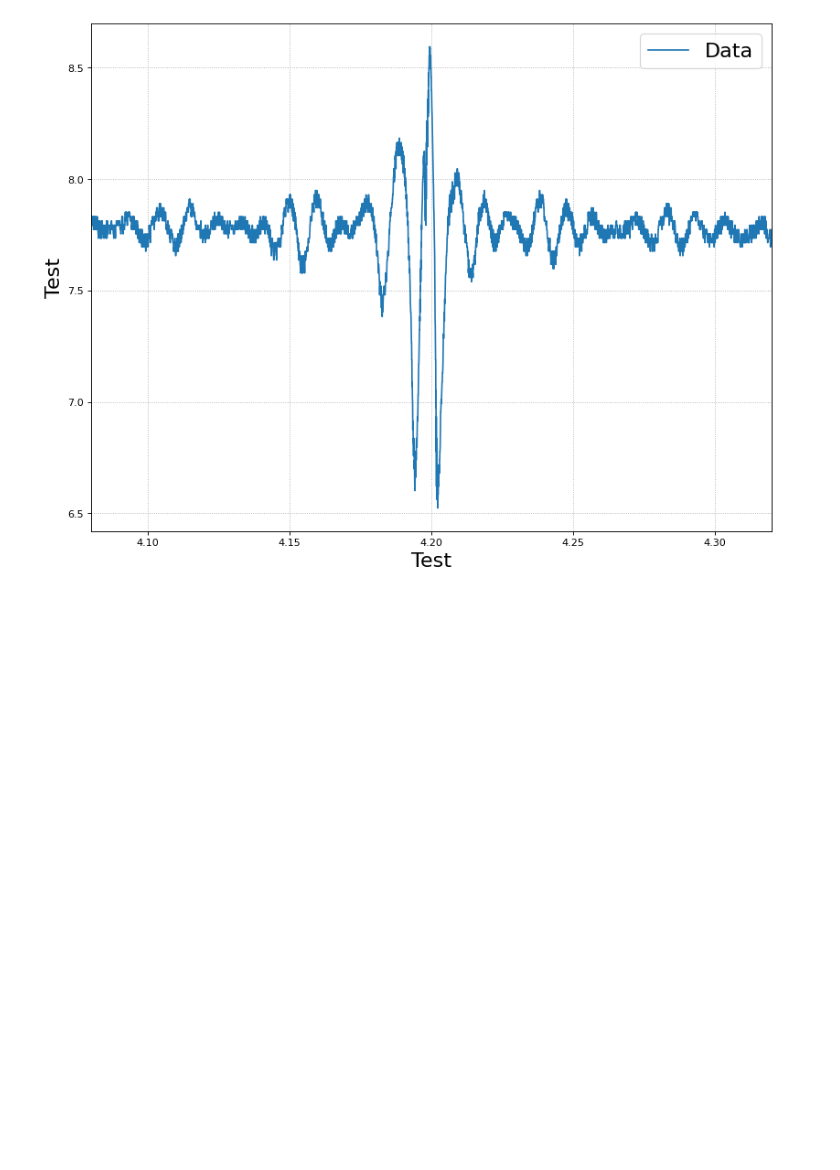
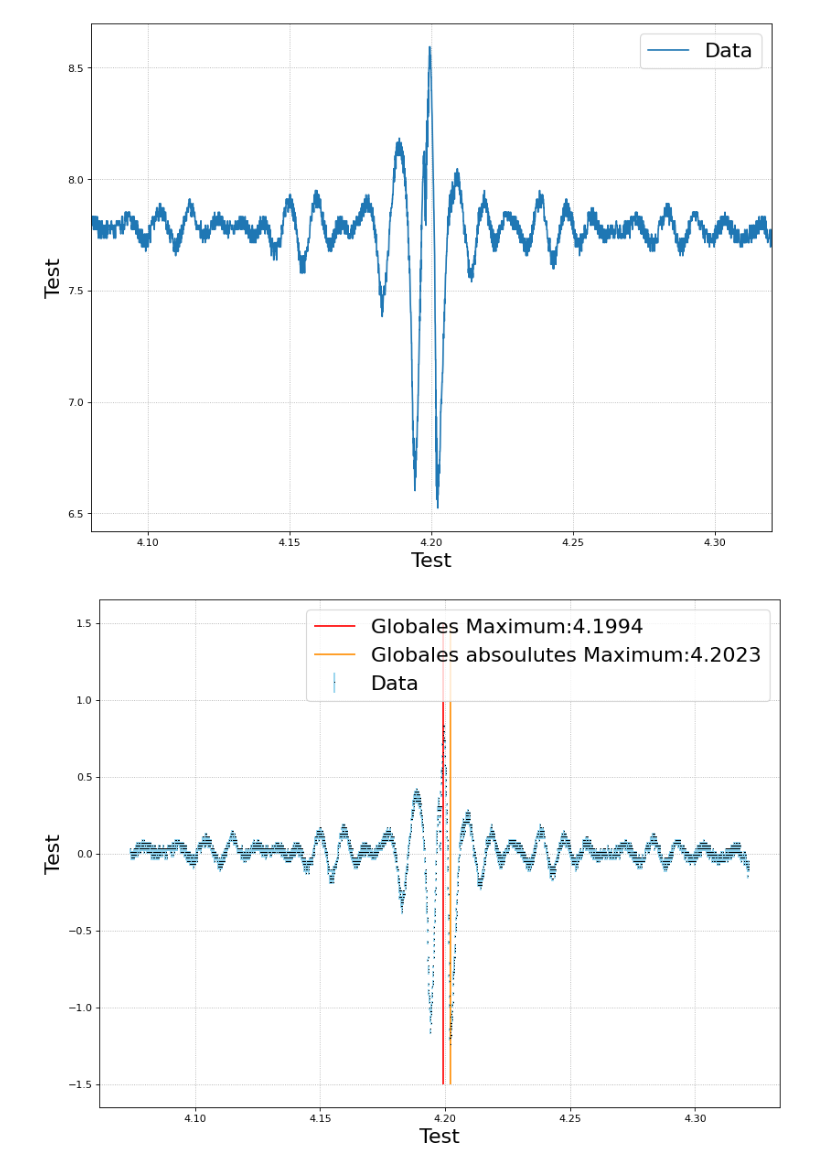
Before and after one commit to Friedrich-Jahns/Fortgeschrittenen-Praktikum-Physik, a Jupyter notebook: FP4_Michelson/A4/A4.ipynb, the cells around one changed output. Cells and saved outputs as stored; diff of their text form; code cells hidden in the pictures; blank space fills up the shorter version.

```diff
--- a/FP4_Michelson/A4/A4.ipynb
+++ b/FP4_Michelson/A4/A4.ipynb
@@ -27,3 +27,20 @@ plt.errorbar(data[0],data[1],label = 'Data')
 f.form([4.08,4.32])
 # %% [output]
 [figure]
+# %%
+intensity = data[1]
+position  = data[0]#*freq_scale
+
+f.figsize(1)
+
+intensity -= np.mean(intensity)
+
+plt.errorbar(position,intensity,yerr = np.full(len(position),0.01),fmt=',k',label = 'Data',ecolor = 'skyblue')
+absmax = np.argmax(np.abs(intensity))
+max    = np.argmax(intensity)
+
+plt.vlines(position[max],-1.5,1.5,colors="red",label=f'Globales Maximum:{round(position[max],4)}')
+plt.vlines(position[absmax],-1.5,1.5,colors="darkorange",label=f'Globales absoulutes Maximum:{round(position[absmax],4)}')
+f.form()
+# %% [output]
+[figure, added]
```
